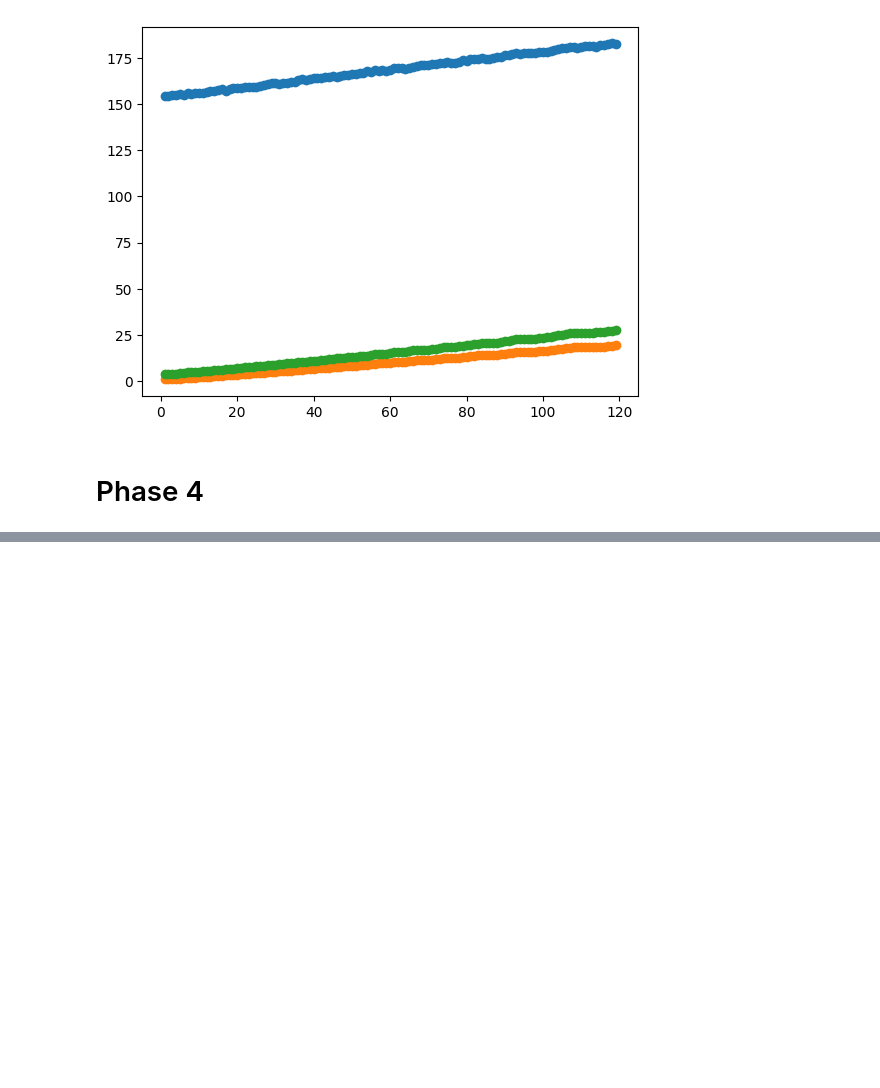
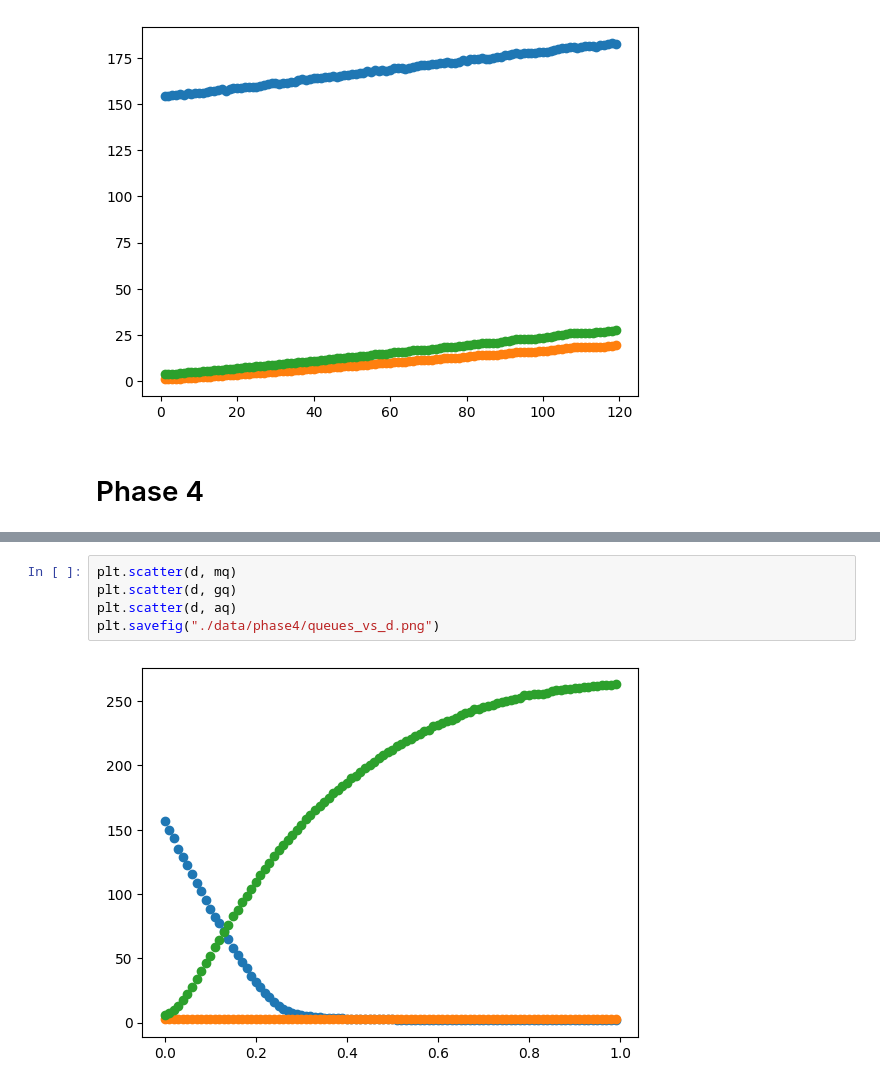
Before and after one commit to theFroodyOne/Physics344Assignment6, a Jupyter notebook: dataAnalysis.ipynb, the cells around one changed output, grey strips where cells are left out. Drawn from its saved outputs; the diff is of its cells as text; blank space fills up the shorter version.

```diff
--- a/dataAnalysis.ipynb
+++ b/dataAnalysis.ipynb
@@ -111,0 +119,7 @@ plt.scatter(pt, vt)
+# %%
+plt.scatter(d, mq)
+plt.scatter(d, gq)
+plt.scatter(d, aq)
+plt.savefig("./data/phase4/queues_vs_d.png")
+# %% [output]
+[figure, added]
```
Also changed, not shown: parts of 3 cells of this notebook, 6 other files.
